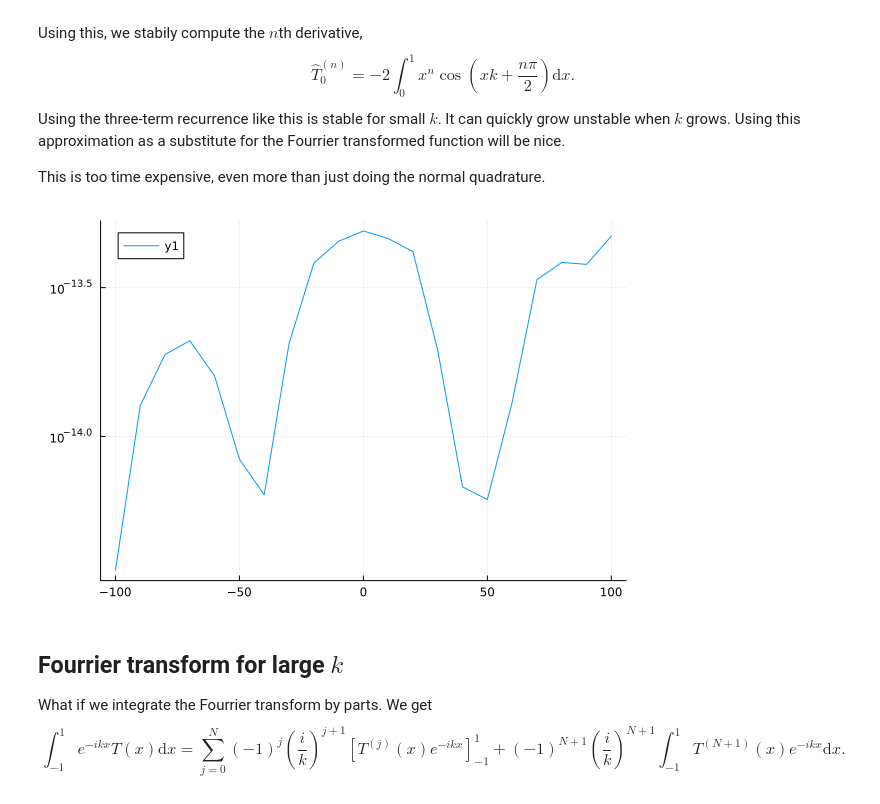
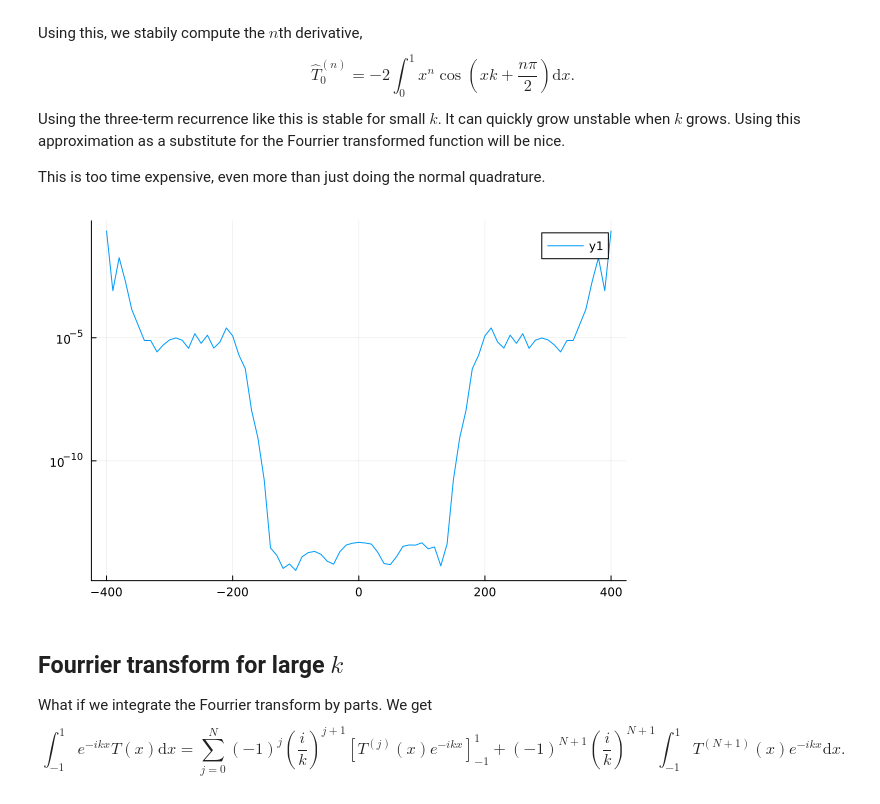
Before and after one commit to WietseVaes/NUTM-timestep, a Jupyter notebook: Memos/Fourrier_Transform.ipynb, the cells around one changed output. Drawn from its saved outputs; the diff is of its cells as text; code cells hidden in the pictures.

```diff
--- a/Memos/Fourrier_Transform.ipynb
+++ b/Memos/Fourrier_Transform.ipynb
@@ -25,17 +25,17 @@ This is too time expensive, even more than just doing the normal quadrature.
 # %%
 a = 1; f_ft = x -> (1im*((x-a)*sin(x+a)+(-x-a)*sin(x-a)))/(x^2-a^2)
 λ = 0; N = 50;
 f = UltraFun(λ,x -> sin(a*x),N-1);
 dk = 10;
-kk = -100:dk:100;
+kk = -400:dk:400;
 ff_ft = k -> (Cheb_ft(N,k,λ)[:,1,:]) * f.c ;
 res_ff_ft = zeros(size(kk)) .* 1im;
 for i1 = 1:length(kk)
     res_ff_ft[i1] = ff_ft(kk[i1])[1]
 end
 plot(kk,abs.(res_ff_ft-f_ft.(kk)), yaxis=:log)
 # %% [output]
-[figure, old version]
+[figure, new version]
 # %% [markdown]
 ## Fourrier transform for large $k$
 What if we integrate the Fourrier transform by parts. We get
```
Also changed, not shown: parts of 1 cell of this notebook.
